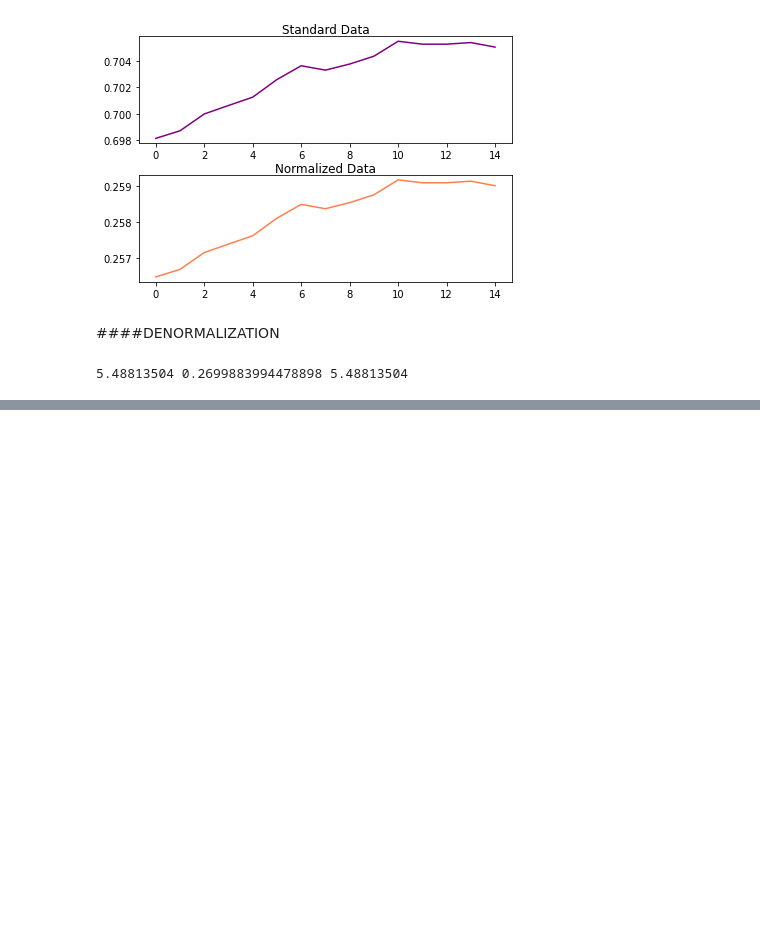
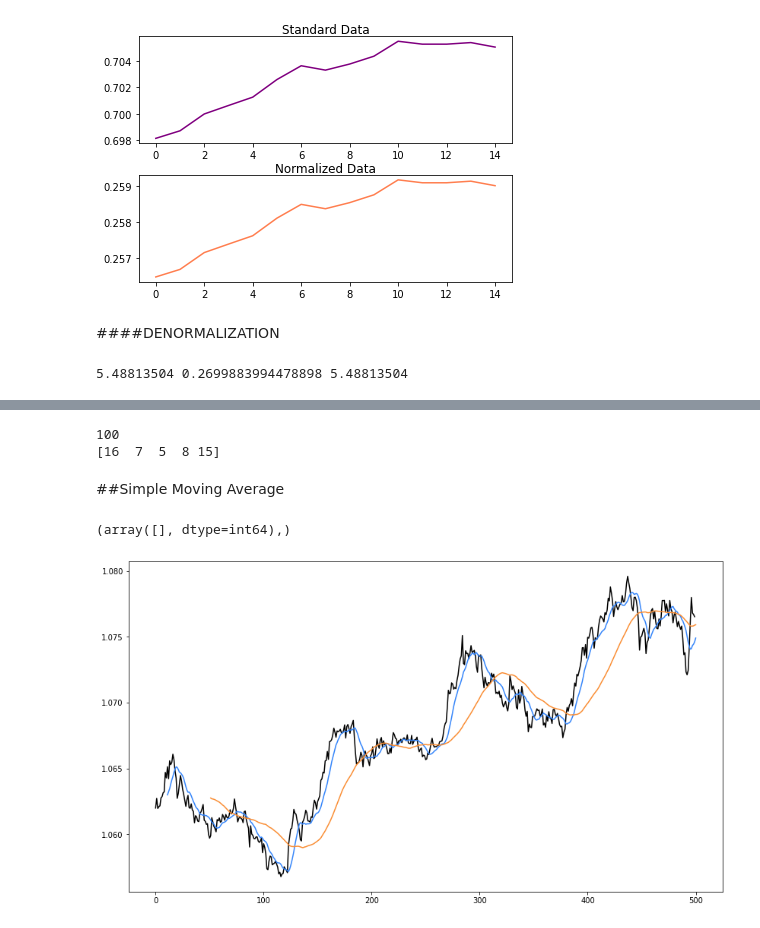
Before and after one commit to DanielSchussmann/Seminar, a Jupyter notebook: Seminar.ipynb, the cells around one changed output, grey strips where cells are left out. Drawn from its saved outputs; the diff is of its cells as text; code cells hidden in the pictures; blank space fills up the shorter version.

```diff
--- a/Seminar.ipynb
+++ b/Seminar.ipynb
@@ -381,0 +834,42 @@ print(raw_data[0],normalized,denormalized)
+# %%
+import numpy as np
+x = np.array([1,1,1,2,1,16,7,5,8, 15])
+a=[[0],[1,201,34],[61,72,100]]
+print(max( a[0][-1],a[1][-1],a[2][-1] ) )
+#boolean_array = np.logical_and(x[0:3] >= 1, x[0:3] <= 3)
+in_range_indices =np.where(np.logical_and( 1<= x[0:-1], x[0:-1] <= 3))[0]
+indc=np.where(np.logical_and( 1<= x[3:7], x[3:7] <= 3))[0]
+ehm=np.array(np.where(x>3))[0]
+print(x[ehm])
+
+#print(np.nonzero(x))
+# %% [output]
+100
+[16  7  5  8 15]
+# %% [markdown]
+##Simple Moving Average
+# %%
+#Indices:
+import numpy as np
+import matplotlib.pyplot as plt
+import pandas as pd
+data_read=pd.read_csv('/content/drive/MyDrive/seminar_data/AUD_NZD.csv',usecols=[4])[:500]
+
+SMA= lambda n,data:[np.sum(data[x-n:x])/n for x in range(len(data),n,-1)]
+
+sma_10 = SMA(10,data_read)
+sma_50 = SMA(50,data_read)
+
+
+crosses= np.where(sma_10==sma_50)
+
+print(crosses)
+
+plt.figure(figsize=(14, 8))
+plt.plot(np.arange(0,len(data_read)),data_read,color='black')
+plt.plot(np.arange(len(data_read),10,-1),sma_10,color='#3384FA')
+plt.plot(np.arange(len(data_read),50,-1),sma_50,color='#FA8D33')
+plt.show()
+# %% [output]
+(array([], dtype=int64),)
+[figure, added]
```
Also changed, not shown: parts of 13 cells of this notebook.
